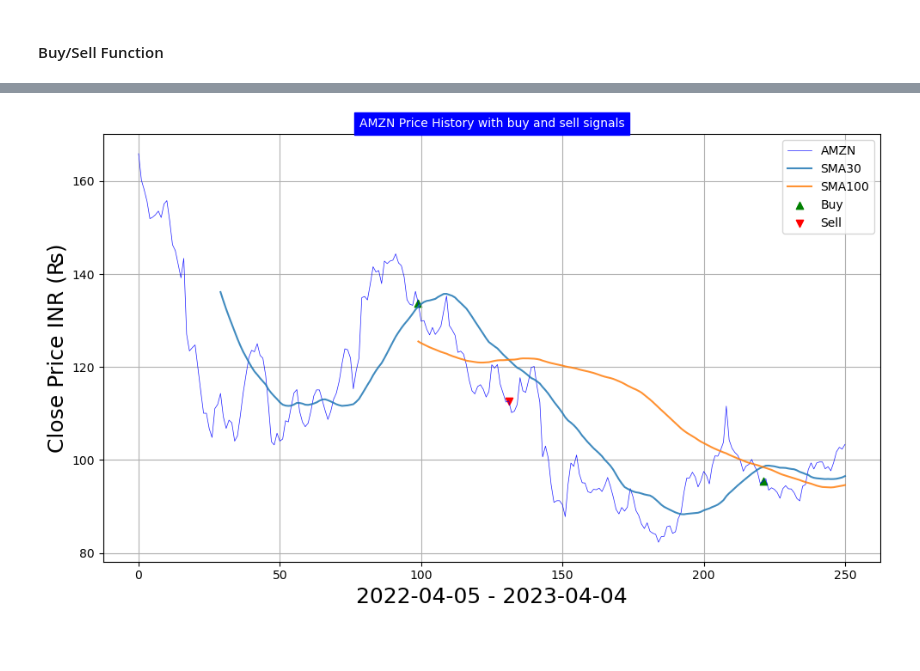
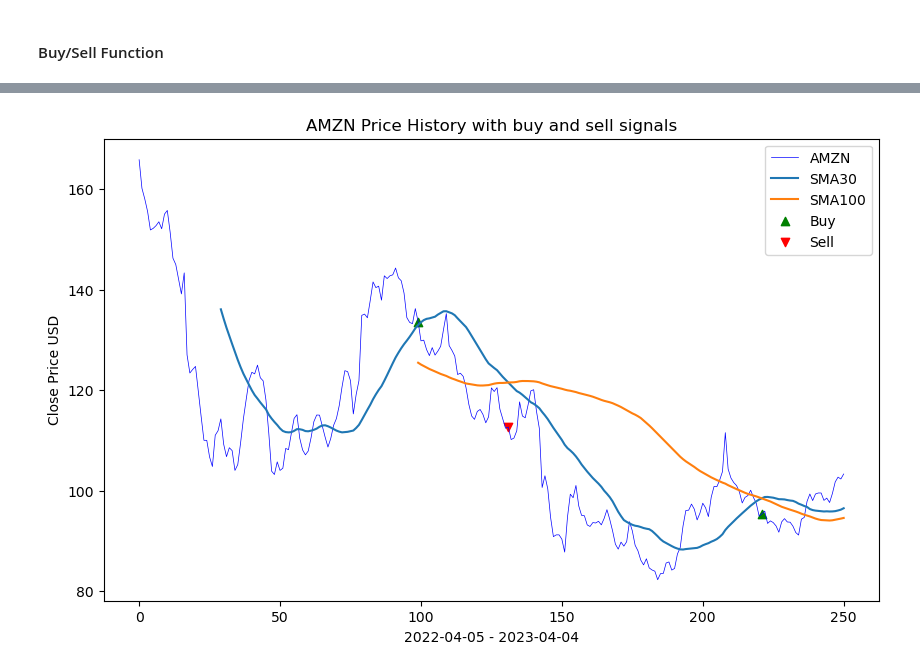
Before and after one commit to strangenicholas/SMA-30-SMA-10-Algorithm, a Jupyter notebook: SMA-30 SM-100.ipynb, the cells around one changed output, grey strips where cells are left out. Cells and saved outputs as stored; diff of their text form; code cells hidden in the pictures; blank space fills up the shorter version.

Commit message:
clean up visuals

```diff
--- a/SMA-30 SM-100.ipynb
+++ b/SMA-30 SM-100.ipynb
@@ -152,16 +152,14 @@ df_stock.tail()
 # %%
 fig, ax = plt.subplots(figsize=(10,6))
-ax.plot(df_stock['MidClose'] , label = Stock ,linewidth=0.5, color='blue', alpha = 0.9)
-ax.plot(df_stock['SMA30'], label = 'SMA30', alpha = 0.85)
-ax.plot(df_stock['SMA100'], label = 'SMA100' , alpha = 0.85)
-ax.scatter(df_stock.index , df_stock['Buy_Signal_Price'] , label = 'Buy' , marker = '^', color = 'green',alpha =1 )
-ax.scatter(df_stock.index , df_stock['Sell_Signal_Price'] , label = 'Sell' , marker = 'v', color = 'red',alpha =1 )
-ax.set_title(Stock + " Price History with buy and sell signals",fontsize=10, backgroundcolor='blue', color='white')
-ax.set_xlabel(f'{StartDate} - {EndDate}' ,fontsize=18)
-ax.set_ylabel('Close Price INR (₨)' , fontsize=18)
+ax.plot(df_stock['MidClose'] , label = Stock ,linewidth=0.5, color='blue')
+ax.plot(df_stock['SMA30'], label = 'SMA30')
+ax.plot(df_stock['SMA100'], label = 'SMA100')
+ax.scatter(df_stock.index , df_stock['Buy_Signal_Price'] , label = 'Buy' , marker = '^', color = 'green')
+ax.scatter(df_stock.index , df_stock['Sell_Signal_Price'] , label = 'Sell' , marker = 'v', color = 'red')
+ax.set_title(Stock + " Price History with buy and sell signals")
+ax.set_xlabel(f'{StartDate} - {EndDate}')
+ax.set_ylabel('Close Price USD')
 legend = ax.legend()
-ax.grid()
-plt.tight_layout()
 plt.show()
 # %% [output]
-[figure, old version]
+[figure, new version]
```
Also changed, not shown: parts of 3 cells of this notebook.
